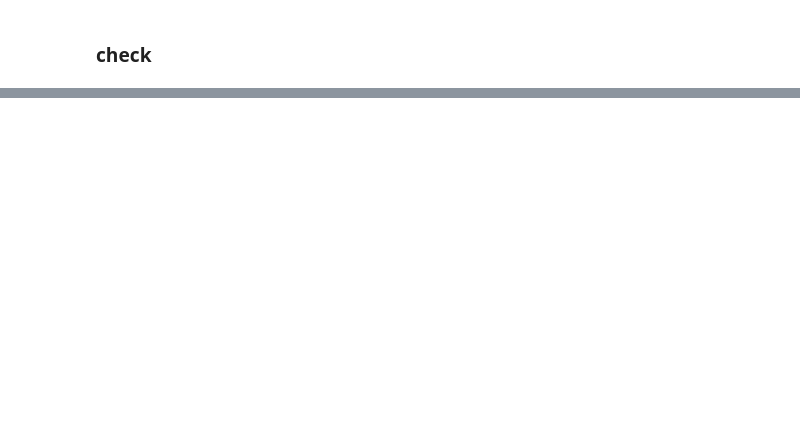
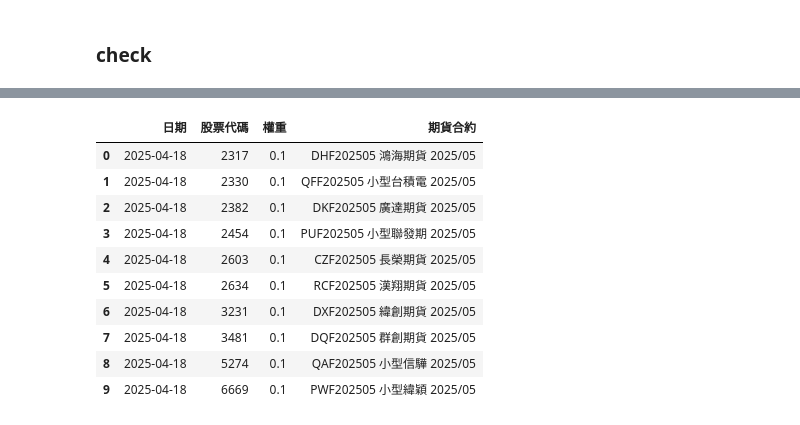
Before and after one commit to roger2389/Stock-Futures-Portfolio, a Jupyter notebook: Alpha alalysis.ipynb, the cells around one changed output, grey strips where cells are left out. Drawn from its saved outputs; the diff is of its cells as text; code cells hidden in the pictures; blank space fills up the shorter version.

```diff
--- a/Alpha alalysis.ipynb
+++ b/Alpha alalysis.ipynb
@@ -942,0 +1047,14 @@ check_roll_contracts_for_weekly_strategy(weightings['ic_ir'], top_contracts, tar
+# %%
+get_contracts_from_weights(weightings['ic_ir'], top_contracts, target_date="2025-04-18")
+# %% [output]
+|  | 日期 | 股票代碼 | 權重 | 期貨合約 |
+| 0 | 2025-04-18 | 2317 | 0.1 | DHF202505 鴻海期貨 2025/05 |
+| 1 | 2025-04-18 | 2330 | 0.1 | QFF202505 小型台積電 2025/05 |
+| 2 | 2025-04-18 | 2382 | 0.1 | DKF202505 廣達期貨 2025/05 |
+| 3 | 2025-04-18 | 2454 | 0.1 | PUF202505 小型聯發期 2025/05 |
+| 4 | 2025-04-18 | 2603 | 0.1 | CZF202505 長榮期貨 2025/05 |
+| 5 | 2025-04-18 | 2634 | 0.1 | RCF202505 漢翔期貨 2025/05 |
+| 6 | 2025-04-18 | 3231 | 0.1 | DXF202505 緯創期貨 2025/05 |
+| 7 | 2025-04-18 | 3481 | 0.1 | DQF202505 群創期貨 2025/05 |
+| 8 | 2025-04-18 | 5274 | 0.1 | QAF202505 小型信驊 2025/05 |
+| 9 | 2025-04-18 | 6669 | 0.1 | PWF202505 小型緯穎 2025/05 |
```
Also changed, not shown: parts of 18 cells of this notebook, 8 other files.
